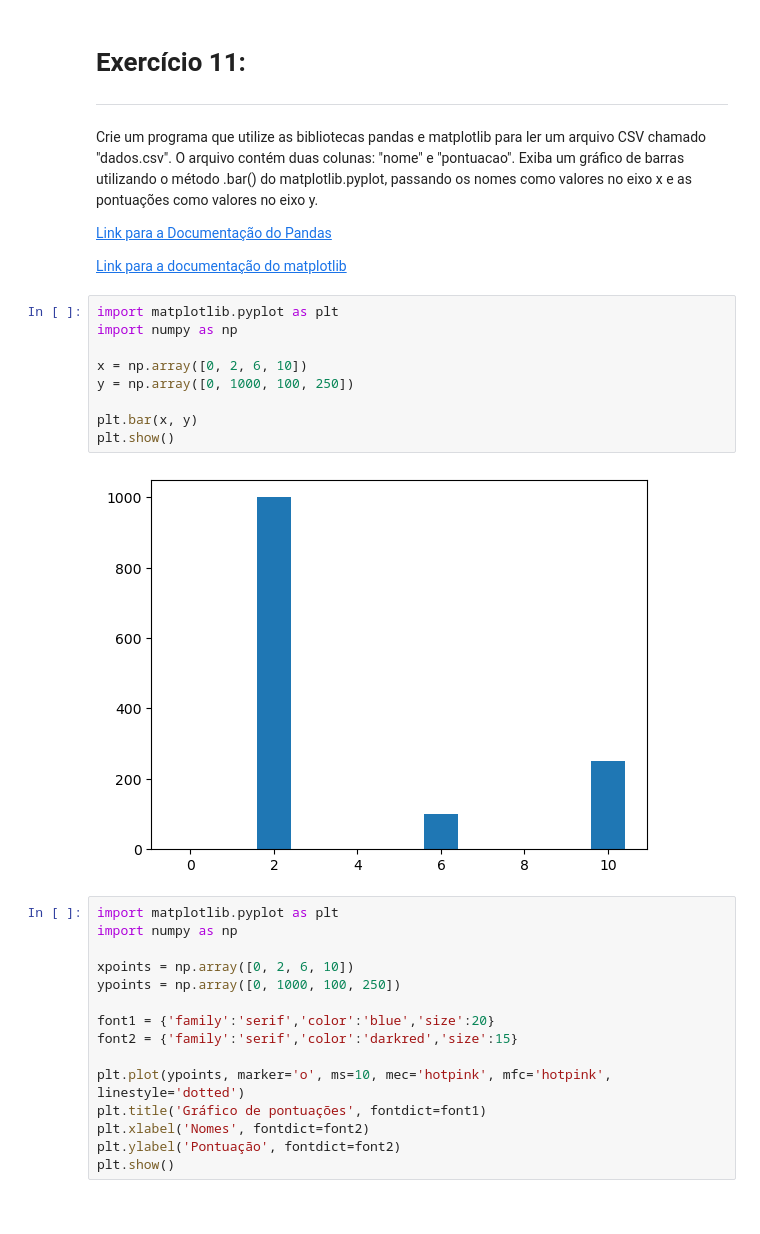
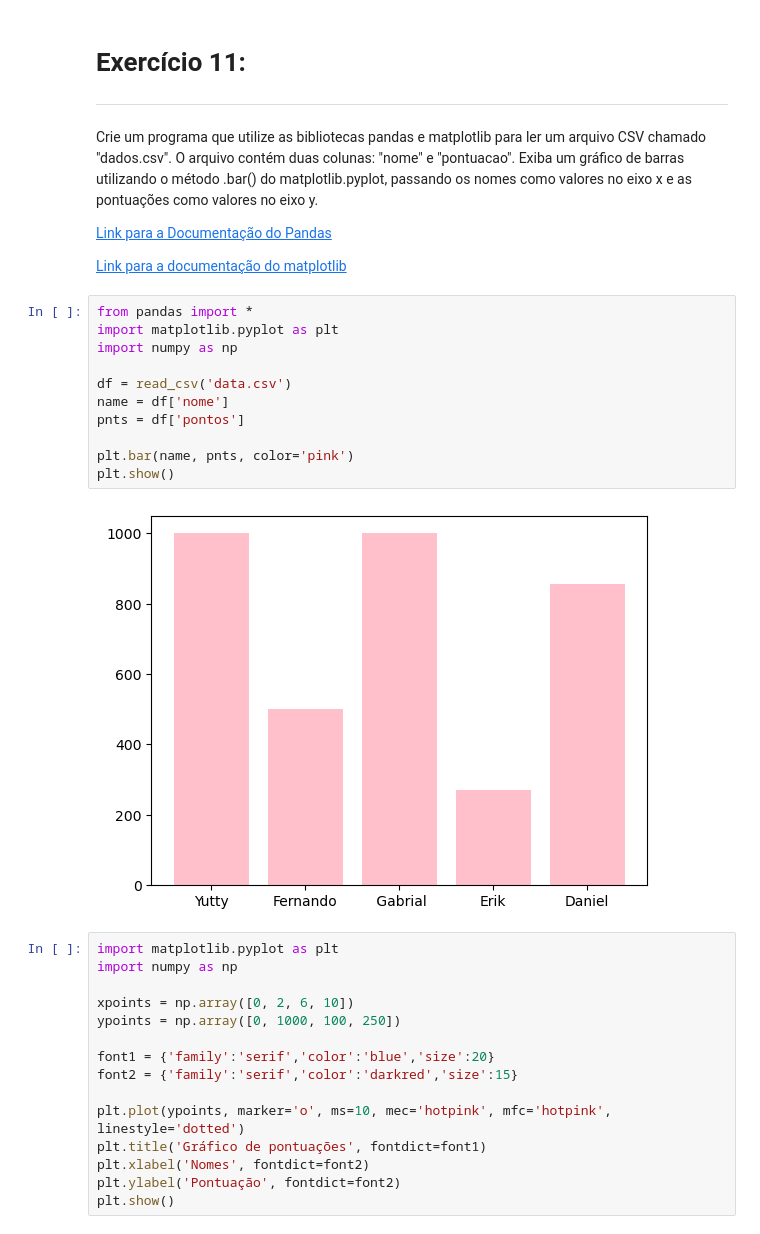
Before and after one commit to YuttyAkiko/python-intro, a Jupyter notebook: API/11_3_Importação_de_Bibliotecas_Atividade.ipynb, the cells around one changed output. Saved outputs shown, nothing was run; the diff lists cells and outputs as text.

```diff
--- a/API/11_3_Importação_de_Bibliotecas_Atividade.ipynb
+++ b/API/11_3_Importação_de_Bibliotecas_Atividade.ipynb
@@ -247,17 +247,19 @@ Crie um programa que utilize as bibliotecas pandas e matplotlib para ler um arqu
 [Link para a Documentação do Pandas](https://pandas.pydata.org/docs/reference/api/pandas.read_csv.html)
 
 [Link para a documentação do matplotlib](https://matplotlib.org/stable/api/_as_gen/matplotlib.pyplot.bar.html)
-# %%
-import matplotlib.pyplot as plt
-import numpy as np
-
-x = np.array([0, 2, 6, 10])
-y = np.array([0, 1000, 100, 250])
-
-plt.bar(x, y)
-plt.show()
-# %% [output]
-[figure, removed]
+# %%
+from pandas import *
+import matplotlib.pyplot as plt
+import numpy as np
+
+df = read_csv('data.csv')
+name = df['nome']
+pnts = df['pontos']
+
+plt.bar(name, pnts, color='pink')
+plt.show()
+# %% [output]
+[figure, added]
 # %%
 import matplotlib.pyplot as plt
 import numpy as np
```
Also changed, not shown: parts of 1 cell of this notebook, 4 other files.
